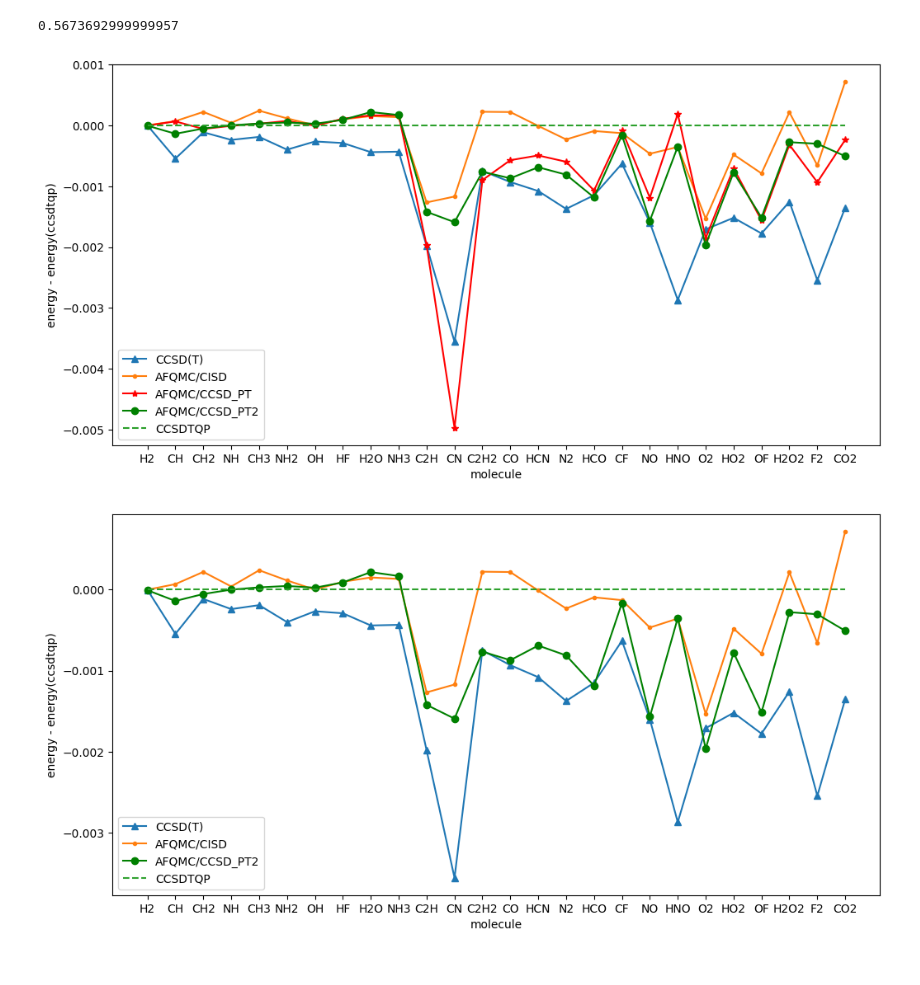
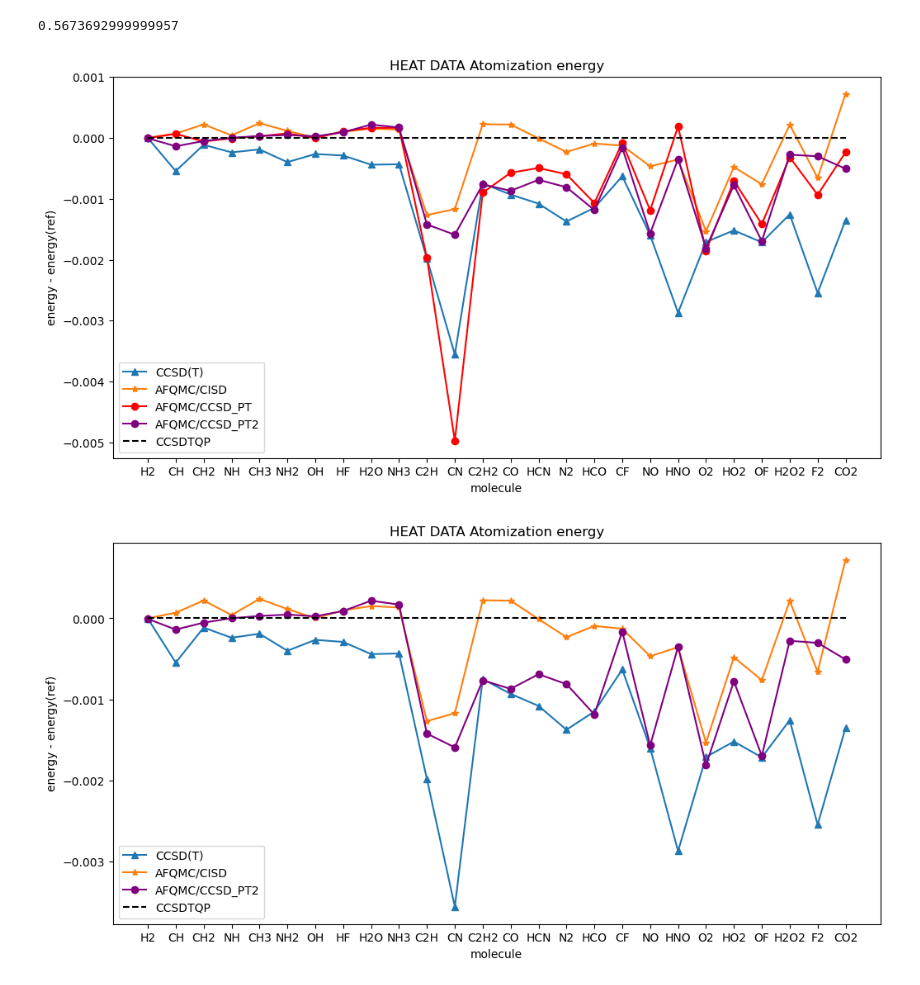
Before and after one commit to zh-yichi/afqmc_ccsd_pt_data, a Jupyter notebook: atoms/atomization.ipynb, the cells around one changed output. Saved outputs shown, nothing was run; the diff lists cells and outputs as text; code cells hidden in the pictures.

```diff
--- a/atoms/atomization.ipynb
+++ b/atoms/atomization.ipynb
@@ -70,18 +166,3 @@ for i,mol in enumerate(heat_mols):
-# %%
-for line in my_heat_data.splitlines():
-    if not line.startswith('#'):
-        if len(line) > 0 :
-            mol = line.split()[0]
-            ccsd_t = line.split()[1]
-            afqmc_ccsd_pt = line.split()[2]
-            afqmc_ccsd_pt_err = line.split()[4]
-            afqmc_ccsd_pt2 = line.split()[5]
-            afqmc_ccsd_pt2_err = line.split()[7]
-            data_dic[mol]["ccsd_t"] = float(ccsd_t)
-            data_dic[mol]["afqmc_ccsd_pt"] = float(afqmc_ccsd_pt)
-            data_dic[mol]["afqmc_ccsd_pt_err(mH)"] = float(afqmc_ccsd_pt_err)*1000
-            data_dic[mol]["afqmc_ccsd_pt2"] = float(afqmc_ccsd_pt2)
-            data_dic[mol]["afqmc_ccsd_pt2_err(mH)"] = float(afqmc_ccsd_pt2_err)*1000
 # %%
 atom_energy = {}
 for line in atoms.splitlines():
@@ -93,11 +174,11 @@ for line in atoms.splitlines():
             if "H" not in atom:
                 atom_energy[atom]["fci"] = float(parts[1])
                 atom_energy[atom]["afqmc_ccsd_pt"] = float(parts[2])
-                atom_energy[atom]["afqmc_ccsd_pt_err"] = float(parts[3])*1000
+                atom_energy[atom]["afqmc_ccsd_pt_err"] = float(parts[3])
                 atom_energy[atom]["afqmc_ccsd_pt2"] = float(parts[4])
-                atom_energy[atom]["afqmc_ccsd_pt2_err"] = float(parts[5])*1000
+                atom_energy[atom]["afqmc_ccsd_pt2_err"] = float(parts[5])
                 atom_energy[atom]["afqmc_cisd"] = float(parts[6])
-                atom_energy[atom]["afqmc_cisd_err"] = float(parts[7])*1000
+                atom_energy[atom]["afqmc_cisd_err"] = float(parts[7])
                 atom_energy[atom]["ccsd_t"] = float(parts[10])
 atom_energy["H"] = -0.499278403419583
 # %%
@@ -118,6 +207,6 @@ print(formula)
 # %%
 sum_atom_energy = {}
-for mol in heat_mols:
+for mol in np.hstack((heat_mols,w4mr_mols)):
     sum_atom_energy[mol] = {}
     formula = parse_formula(mol)
     energy = 0
@@ -185,43 +274,45 @@ sum_atom_energy['CO2']['ccsd_t'] - data_dic['CO2']['ccsd_t']
 0.5673692999999957
 # %%
 ccsd_t = []
-ccsdtqp = []
+ref = []
 afqmc_hf = []
 afqmc_cisd = []
 afqmc_ccsd_pt = []
 afqmc_ccsd_pt2 = []
 for mol in heat_mols:
     ccsd_t = np.hstack((ccsd_t,sum_atom_energy[mol]['ccsd_t']-data_dic[mol]['ccsd_t']))
-    ccsdtqp = np.hstack((ccsdtqp,sum_atom_energy[mol]['ref']-data_dic[mol]['ccsdtqp']))
+    ref = np.hstack((ref,sum_atom_energy[mol]['ref']-data_dic[mol]['ref']))
     afqmc_cisd = np.hstack((afqmc_cisd,sum_atom_energy[mol]['afqmc_cisd']-data_dic[mol]['afqmc_cisd']))
     afqmc_ccsd_pt = np.hstack((afqmc_ccsd_pt,sum_atom_energy[mol]['afqmc_ccsd_pt']-data_dic[mol]['afqmc_ccsd_pt']))
     afqmc_ccsd_pt2 = np.hstack((afqmc_ccsd_pt2,sum_atom_energy[mol]['afqmc_ccsd_pt2']-data_dic[mol]['afqmc_ccsd_pt2']))
 # %%
 from matplotlib import pyplot as plt
 plt.figure(figsize=(12, 6))
-plt.plot(heat_mols,ccsd_t-ccsdtqp,'^-',label='CCSD(T)')
-# plt.plot(mols,afqmc_hf-ccsdtqp,'x-',label='AFQMC/HF')
-plt.plot(heat_mols,afqmc_cisd-ccsdtqp,'.-',label='AFQMC/CISD')
-plt.plot(heat_mols,afqmc_ccsd_pt-ccsdtqp,'*-',color='red',label='AFQMC/CCSD_PT')
-plt.plot(heat_mols,afqmc_ccsd_pt2-ccsdtqp,'o-',color='green',label='AFQMC/CCSD_PT2')
-plt.plot(heat_mols,[0]*len(heat_mols),'--',label='CCSDTQP')
+plt.plot(heat_mols,ccsd_t-ref,'^-',label='CCSD(T)')
+# plt.plot(mols,afqmc_hf-ref,'x-',label='AFQMC/HF')
+plt.plot(heat_mols,afqmc_cisd-ref,'*-',label='AFQMC/CISD')
+plt.plot(heat_mols,afqmc_ccsd_pt-ref,'o-',color='red',label='AFQMC/CCSD_PT')
+plt.plot(heat_mols,afqmc_ccsd_pt2-ref,'o-',color='purple',label='AFQMC/CCSD_PT2')
+plt.plot(heat_mols,[0]*len(heat_mols),'--',color='black',label='CCSDTQP')
 plt.xlabel('molecule')
-plt.ylabel('energy - energy(ccsdtqp)')
+plt.ylabel('energy - energy(ref)')
+plt.title('HEAT DATA Atomization energy')
 plt.legend()
 plt.show()
 # %% [output]
-[figure, old version]
+[figure, new version]
 # %%
 plt.figure(figsize=(12, 6))
-plt.plot(heat_mols,ccsd_t-ccsdtqp,'^-',label='CCSD(T)')
-# plt.plot(mols,afqmc_hf-ccsdtqp,'x-',label='AFQMC/HF')
-plt.plot(heat_mols,afqmc_cisd-ccsdtqp,'.-',label='AFQMC/CISD')
-# plt.plot(heat_mols,afqmc_ccsd_pt-ccsdtqp,'*-',color='red',label='AFQMC/CCSD_PT')
-plt.plot(heat_mols,afqmc_ccsd_pt2-ccsdtqp,'o-',color='green',label='AFQMC/CCSD_PT2')
-plt.plot(heat_mols,[0]*len(heat_mols),'--',label='CCSDTQP')
+plt.plot(heat_mols,ccsd_t-ref,'^-',label='CCSD(T)')
+# plt.plot(mols,afqmc_hf-ref,'x-',label='AFQMC/HF')
+plt.plot(heat_mols,afqmc_cisd-ref,'*-',label='AFQMC/CISD')
+# plt.plot(heat_mols,afqmc_ccsd_pt-ref,'*-',color='red',label='AFQMC/CCSD_PT')
+plt.plot(heat_mols,afqmc_ccsd_pt2-ref,'o-',color='purple',label='AFQMC/CCSD_PT2')
+plt.plot(heat_mols,[0]*len(heat_mols),'--',color='black',label='CCSDTQP')
 plt.xlabel('molecule')
-plt.ylabel('energy - energy(ccsdtqp)')
+plt.ylabel('energy - energy(ref)')
+plt.title('HEAT DATA Atomization energy')
 plt.legend()
 plt.show()
 # %% [output]
-[figure, old version]
+[figure, new version]
```
Also changed, not shown: parts of 12 cells of this notebook, 2 other files.
